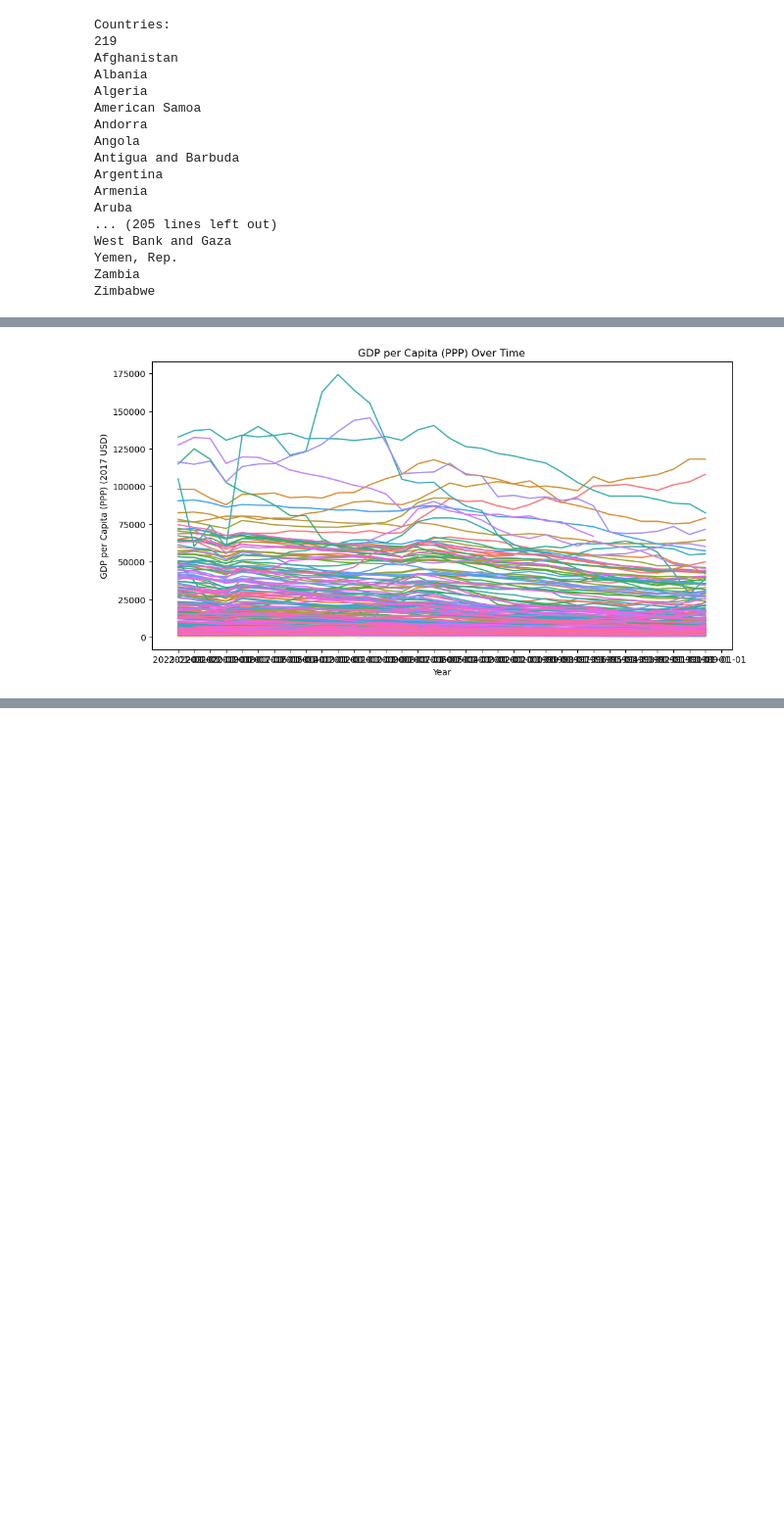
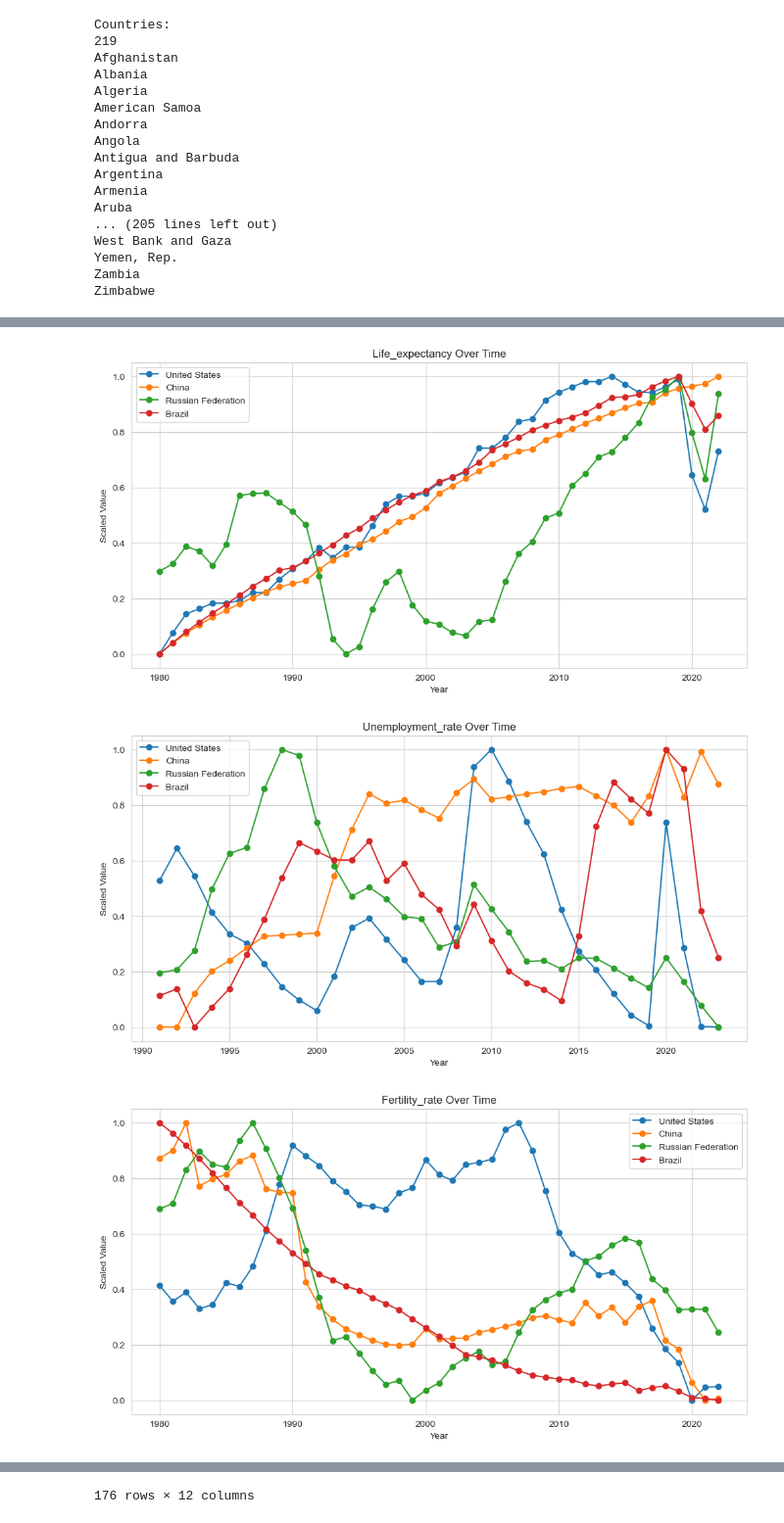
Before and after one commit to EASONTAN03/f90am-wbd, a Jupyter notebook: main.ipynb, the cells around one changed output, grey strips where cells are left out. Shown at 98% size. Drawn from its saved outputs; the diff is of its cells as text; code cells hidden in the pictures; blank space fills up the shorter version.

```diff
--- a/main.ipynb
+++ b/main.ipynb
@@ -128,7 +232,5 @@ Name: country, Length: 219, dtype: int64
 print("Date:")
 date_unique=sorted(df['date'].unique())
 print(len(date_unique))
-for i in date_unique:
-    print(i)
 print(date_unique[0],date_unique[-1])
 # %% [output]
@@ -207,8 +239,0 @@ missing_total_summary.sort_values(by="Total Non Missing Rows", ascending=False).
-# %%
-# Group by country to check missing values
-missing_by_country = df.drop(columns=['date']).groupby('country').apply(lambda x: x.isnull().sum())
-missing_by_country = missing_by_country.drop(columns=['country'])
-
-pd.set_option('display.max_rows', None)  # Show all rows
-display(missing_by_country)
-pd.reset_option('display.max_rows')  # Reset back to default
@@ -254,53 +260,0 @@ plt.show()
-# %%
-
-# Line plot of GDP over time (if GDP column exists)
-if 'GDPpc_2017$' in df.columns and 'date' in df.columns:
-    plt.figure(figsize=(12, 6))
-    sns.lineplot(data=df, x='date', y='GDPpc_2017$', hue='country', legend=False)
-    plt.title("GDP per Capita (PPP) Over Time")
-    plt.xlabel("Year")
-    plt.ylabel("GDP per Capita (PPP) (2017 USD)")
-    plt.show()
-
-# # Pairplot of selected indicators
-# selected_cols = ['GDPpc_2017$', 'Life_exectancy', 'Unemploymlent_rate', 'Fertility_rate']
-# df_subset = df[selected_cols].dropna()
-# sns.pairplot(df_subset)
-# plt.show()
-
-# """
-# Next Steps:
-# - Handle missing values (imputation, dropping, etc.).
-# - Further feature engineering (scaling, transformations, etc.).
-# - Train ML models for clustering and forecasting.
-# """
-# %% [output]
-[figure, removed]
-# %%
-# Apply Interpolation for Time-Series Data Imputation
-df.interpolate(method='linear', inplace=True)
-
-# Apply KNN Imputer for Missing Data
-knn_imputer = KNNImputer(n_neighbors=3, weights='uniform')
-df.iloc[:, 2:] = knn_imputer.fit_transform(df.iloc[:, 2:])
-
-# Apply ARIMA for GDP Imputation
-if 'GDPpc_2017$' in df.columns:
-    for country in df['country'].unique():
-        country_data = df[df['country'] == country].copy()
-        if country_data['GDPpc_2017$'].isnull().sum() > 0:
-            model = ARIMA(country_data['GDPpc_2017$'].dropna(), order=(5,1,0))
-            model_fit = model.fit()
-            predicted_values = model_fit.predict(start=len(country_data.dropna()),
-                                                 end=len(country_data)-1)
-            df.loc[df['country'] == country, 'GDPpc_2017$'] = df.loc[df['country'] == country, 'GDPpc_2017$'].fillna(predicted_values.mean())
-
-# Summary statistics after imputation
-print("\nSummary Statistics After Imputation:")
-print(df.describe())
-
-# Visualize missing values after imputation
-plt.figure(figsize=(12, 6))
-sns.heatmap(df.isnull(), cbar=False, cmap='viridis')
-plt.title("Missing Values Heatmap After Imputation")
-plt.show()
@@ -306,0 +346,6 @@ plt.show()
+# %%
+normalize_and_plot(df)
+# %% [output]
+[figure, added]
+[figure, added]
+[figure, added]
@@ -306,0 +371 @@ plt.show()
+176 rows × 12 columns
```
Also changed, not shown: parts of 30 cells of this notebook, 34 other files.
